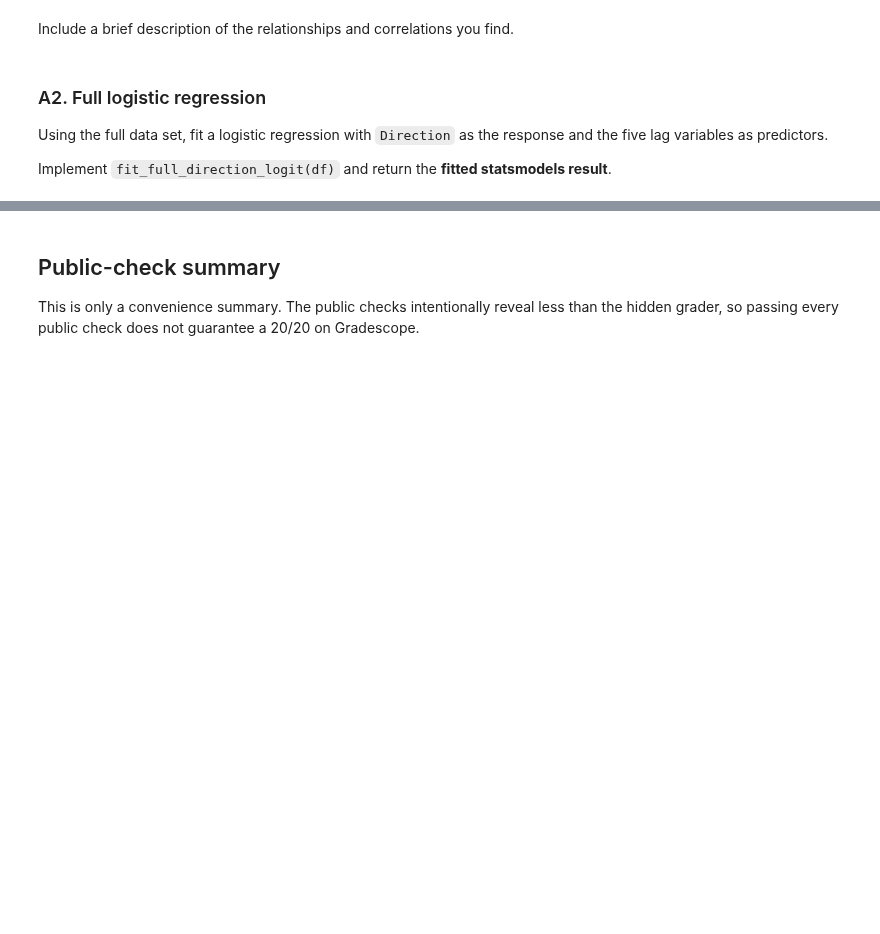
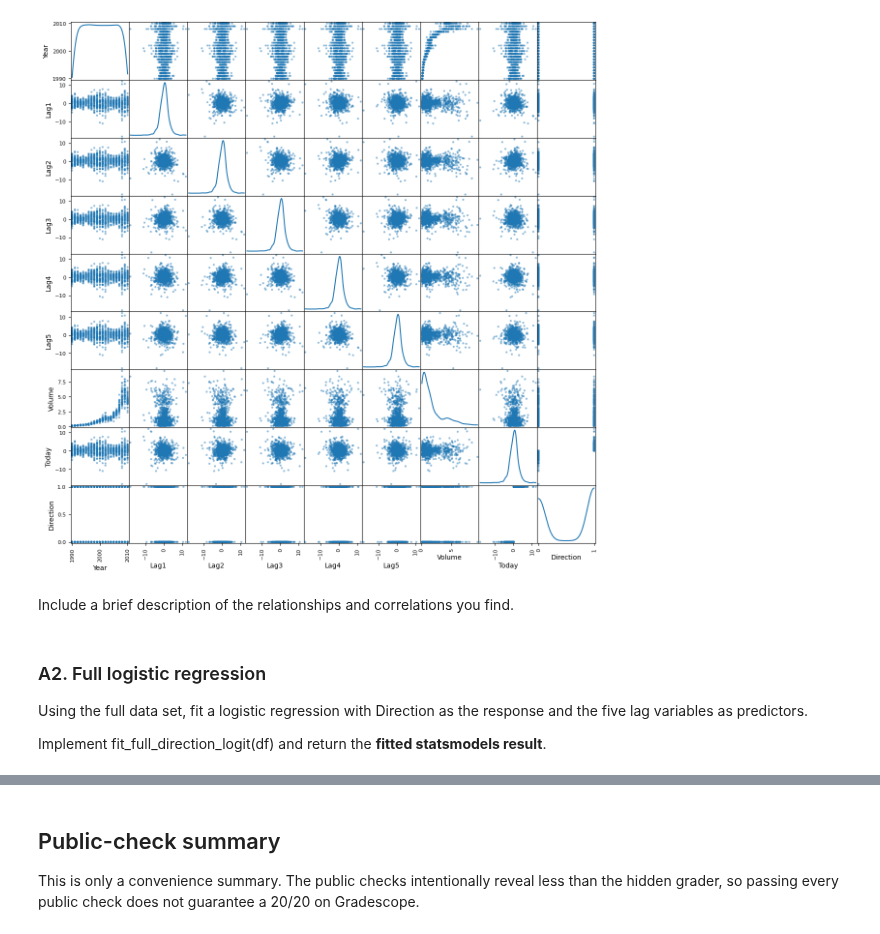
Before and after one commit to fuadh246/ese-5410, a Jupyter notebook: homework/project_4/project4_student.ipynb, the cells around one changed output, grey strips where cells are left out. Saved outputs shown, nothing was run; the diff lists cells and outputs as text; code cells hidden in the pictures; blank space fills up the shorter version.

```diff
--- a/homework/project_4/project4_student.ipynb
+++ b/homework/project_4/project4_student.ipynb
@@ -332,3 +387,13 @@ Produce numerical and graphical summaries of the `Weekly` data. Do there appear
+# %%
+pd.plotting.scatter_matrix(
+    weekly,
+    figsize=(14, 14),
+    diagonal="kde",
+    alpha=0.5
+)
+plt.show()
+# %% [output]
+[figure, added]
 # %% [markdown]
 Include a brief description of the relationships and correlations you find.
 # %%
@@ -338,7 +405,7 @@ YOUR RESPONSE HERE
 # %% [markdown]
 ### A2. Full logistic regression
-Using the full data set, fit a logistic regression with `Direction` as the response and the five lag variables as predictors.
+Using the full data set, fit a logistic regression with Direction as the response and the five lag variables as predictors.
 
-Implement `fit_full_direction_logit(df)` and return the **fitted statsmodels result**.
+Implement fit_full_direction_logit(df) and return the **fitted statsmodels result**.
 # %%
 def fit_full_direction_logit(df):
```
Also changed, not shown: parts of 29 cells of this notebook, 4 other files.
